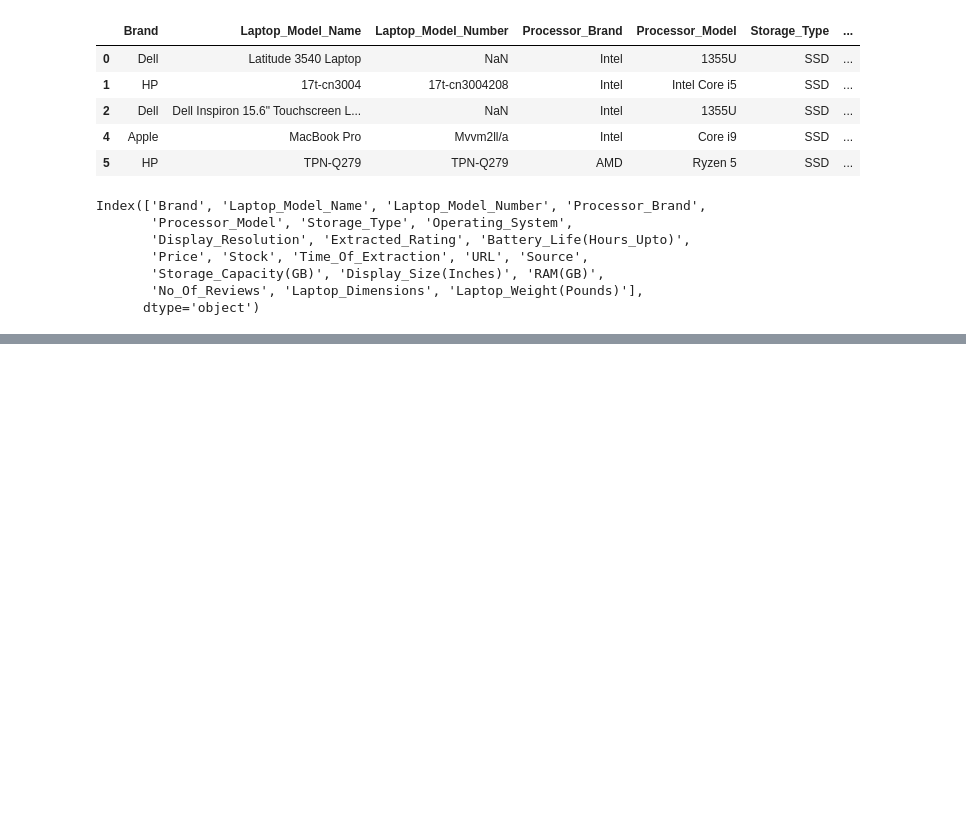
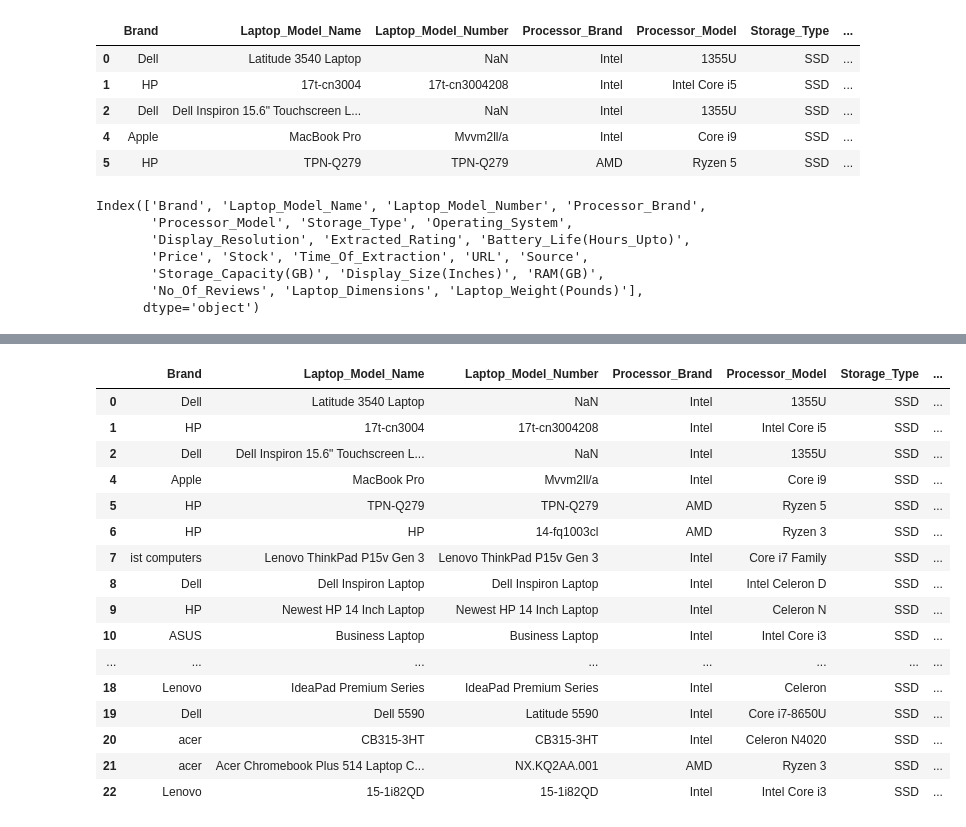
Before and after one commit to VaibhavSaran/CSE-587-PROJECT-LAPTRACK, a Jupyter notebook: Phase2/dataCollection/amazon/amazonCleaning.ipynb, the cells around one changed output, grey strips where cells are left out. Saved outputs shown, nothing was run; the diff lists cells and outputs as text; code cells hidden in the pictures; blank space fills up the shorter version.

```diff
--- a/Phase2/dataCollection/amazon/amazonCleaning.ipynb
+++ b/Phase2/dataCollection/amazon/amazonCleaning.ipynb
@@ -533,7 +1330,3 @@ finaldf['Storage_Type'] = finaldf['Storage_Capacity'].apply(determine_storage_ty
-# %%
-# Extract storage size into a new column 'Storage_Size'
-finaldf = finaldf.copy()
-finaldf['Storage_Size'] = finaldf['Storage_Capacity'].str.extract(r'(\d+\s*[KMG]B|\d+\s*TB|\d+\s*SSD)', expand=False)
 # %%
 finaldf.head(10)
 # %% [output]
@@ -584,10 +1377,6 @@ df2.head()
 df2['Display_Size(Inches)'] = df2['Display_Size'].str.replace(r'\s*inches?', '', case=False, regex=True)
 
 df2['Display_Size(Inches)'] = df2['Display_Size(Inches)'].astype(float)
-# %%
-# Remove units from RAM Size ( all are in GB)
-df2 = df2.copy()
-df2['RAM(GB)'] = df2['RAM'].str.extract(r'(\d+)').astype(int)
 # %%
 # Extract review counts from the column
 df2 = df2.copy()
@@ -673,34 +1441,3 @@ df2 = df2.dropna(subset=['Price'])
 df2.shape
 # %% [output]
 (2128, 28)
-# %%
-# All these Processor Brands are misnomers, they are listed as processor brands on Amazon but are instead Series or a range of processors by Intel
-df2.loc[df2['Processor_Brand'] == 'Celeron',['Processor_Model']] = 'Celeron N5095'
-df2.loc[df2['Processor_Brand'] == 'Celeron',['Processor_Brand']] = 'Intel'
-
-df2.loc[df2['Processor_Brand'] == 'I',['Processor_Brand']] = 'Intel'
-
-# df2.loc[df2['Processor_Brand'] == 'I',['Processor_Brand']] = 'Intel'
-
-# df2.loc[df2['Processor_Brand'] == 'I',['Processor_Brand']] = 'Intel'
-
-df2.loc[df2['Processor_Brand'] == 'Jasper Lake',['Processor_Model']] = 'Celeron N5095'
-df2.loc[df2['Processor_Brand'] == 'Jasper Lake',['Processor_Brand']] = 'Intel'
-
-df2.loc[df2['Processor_Brand'] == 'Core',['Processor_Brand']] = 'Intel'
-
-df2.loc[df2['Processor_Brand'] == 'Intel Celeron N4120',['Processor_Model']] = df.loc[df['Processor_Brand'] == 'Intel Celeron N4120',['Processor_Brand']]
-
-df2.loc[df2['Processor_Brand'] == 'Intel Celeron N4120',['Processor_Brand']] = 'Intel'
-
-df2.loc[df2['Processor_Brand'] == 'HP',['Processor_Brand']] = 'Intel'
-
-df2.loc[df2['Processor_Brand'] == 'Dell',['Processor_Brand']] = 'Intel'
-
-df2.loc[df2['Processor_Brand'] == 'core_i7_6700hq',['Processor_Brand']] = 'Intel'
-
-df2.loc[df2['Processor_Brand'] == 'core_i7_5650u',['Processor_Brand']] = 'Intel'
-
-df2.loc[df2['Processor_Brand'] == 'core_i5_4260u',['Processor_Brand']] = 'Intel'
-
-df2.loc[df2['Processor_Brand'] == 'core_i5',['Processor_Brand']] = 'Intel'
@@ -716,4 +1443,0 @@ array(['Intel', 'AMD', nan, 'MediaTek', 'Apple', 'Qualcomm', 'INTE',
-# %%
-# Some products have Processor name as 'Intel Core i5' at the cost of not giving the processor comapny explicitly
-df2.loc[df2['Processor_Model'].str.contains('Apple',na=False),'Processor_Brand'] = 'Apple'
-df2.loc[df2['Processor_Model'].str.startswith('Intel',na=False),'Processor_Brand'] = 'Intel'
@@ -809,0 +1549,20 @@ Index(['Brand', 'Laptop_Model_Name', 'Laptop_Model_Number', 'Processor_Brand',
+# %%
+finalDF.head(20)
+# %% [output]
+|  | Brand | Laptop_Model_Name | Laptop_Model_Number | Processor_Brand | Processor_Model | Storage_Type | ... |
+| 0 | Dell | Latitude 3540 Laptop | NaN | Intel | 1355U | SSD | ... |
+| 1 | HP | 17t-cn3004 | 17t-cn3004208 | Intel | Intel Core i5 | SSD | ... |
+| 2 | Dell | Dell Inspiron 15.6" Touchscreen L... | NaN | Intel | 1355U | SSD | ... |
+| 4 | Apple | MacBook Pro | Mvvm2ll/a | Intel | Core i9 | SSD | ... |
+| 5 | HP | TPN-Q279 | TPN-Q279 | AMD | Ryzen 5 | SSD | ... |
+| 6 | HP | HP | 14-fq1003cl | AMD | Ryzen 3 | SSD | ... |
+| 7 | ist computers | Lenovo ThinkPad P15v Gen 3 | Lenovo ThinkPad P15v Gen 3 | Intel | Core i7 Family | SSD | ... |
+| 8 | Dell | Dell Inspiron Laptop | Dell Inspiron Laptop | Intel | Intel Celeron D | SSD | ... |
+| 9 | HP | Newest HP 14 Inch Laptop | Newest HP 14 Inch Laptop | Intel | Celeron N | SSD | ... |
+| 10 | ASUS | Business Laptop | Business Laptop | Intel | Intel Core i3 | SSD | ... |
+| ... | ... | ... | ... | ... | ... | ... | ... |
+| 18 | Lenovo | IdeaPad Premium Series | IdeaPad Premium Series | Intel | Celeron | SSD | ... |
+| 19 | Dell | Dell 5590 | Latitude 5590 | Intel | Core i7-8650U | SSD | ... |
+| 20 | acer | CB315-3HT | CB315-3HT | Intel | Celeron N4020 | SSD | ... |
+| 21 | acer | Acer Chromebook Plus 514 Laptop C... | NX.KQ2AA.001 | AMD | Ryzen 3 | SSD | ... |
+| 22 | Lenovo | 15-1i82QD | 15-1i82QD | Intel | Intel Core i3 | SSD | ... |
```
Also changed, not shown: parts of 90 cells of this notebook, 7 other files.
